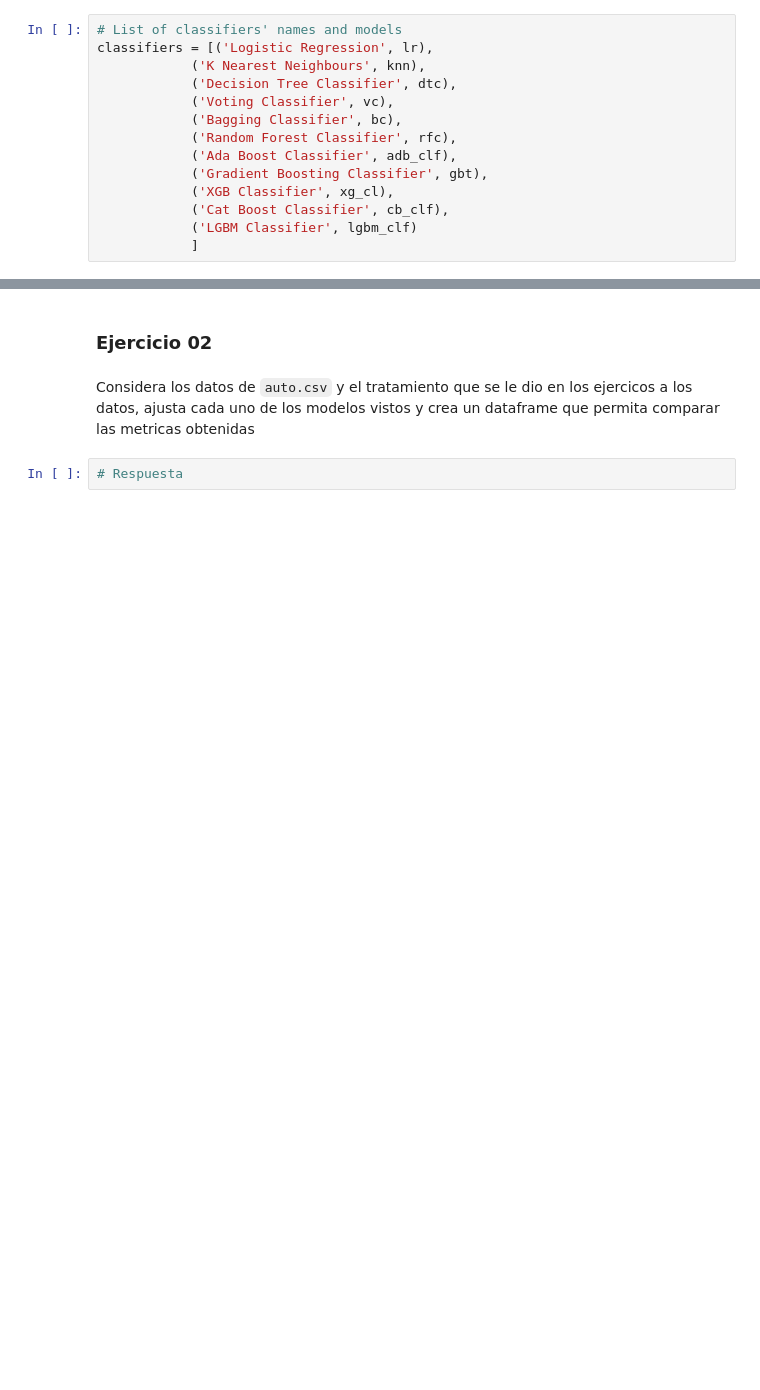
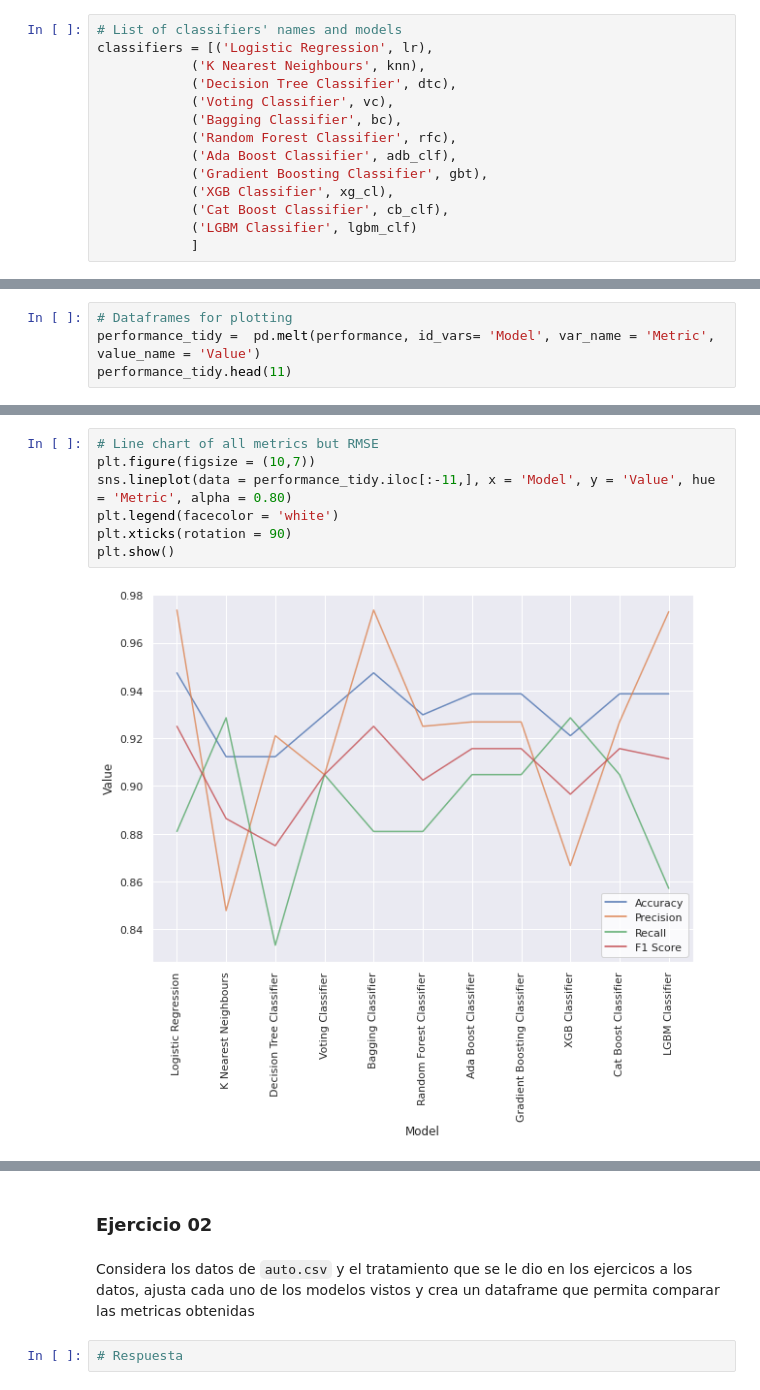
Before and after one commit to DanielEduardoLopez/DEVF-MachineLearning, a Jupyter notebook: Challenge_2_Trees.ipynb, the cells around one changed output, grey strips where cells are left out. Saved outputs shown, nothing was run; the diff lists cells and outputs as text; blank space fills up the shorter version.

```diff
--- a/Challenge_2_Trees.ipynb
+++ b/Challenge_2_Trees.ipynb
@@ -1254,0 +1295,4 @@ performance
+# %%
+# Dataframes for plotting
+performance_tidy =  pd.melt(performance, id_vars= 'Model', var_name = 'Metric', value_name = 'Value')
+performance_tidy.head(11)
@@ -1254,0 +1334,9 @@ performance
+# %%
+# Line chart of all metrics but RMSE
+plt.figure(figsize = (10,7))
+sns.lineplot(data = performance_tidy.iloc[:-11,], x = 'Model', y = 'Value', hue = 'Metric', alpha = 0.80)
+plt.legend(facecolor = 'white')
+plt.xticks(rotation = 90)
+plt.show()
+# %% [output]
+[figure, added]
```
Also changed, not shown: parts of 27 cells of this notebook.
